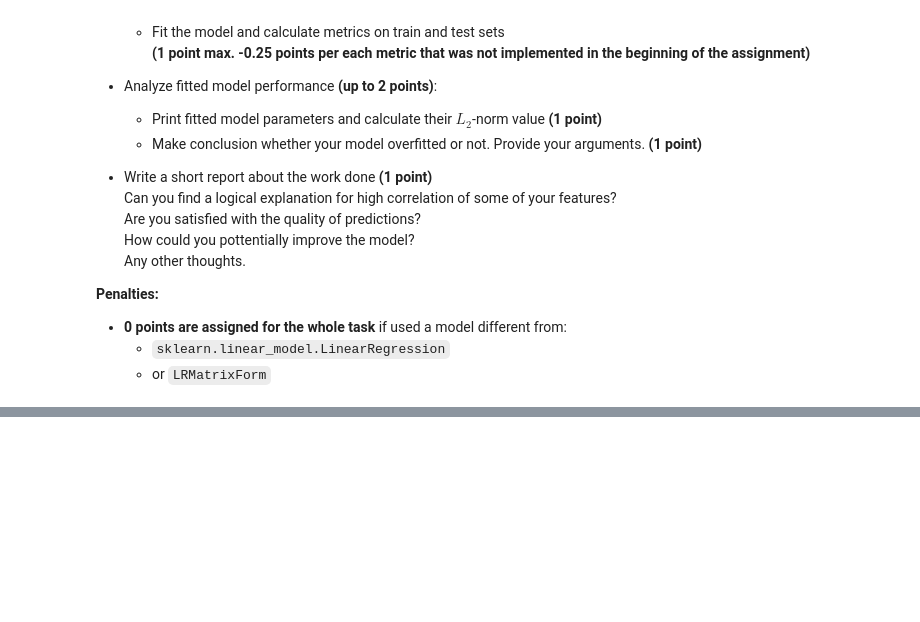
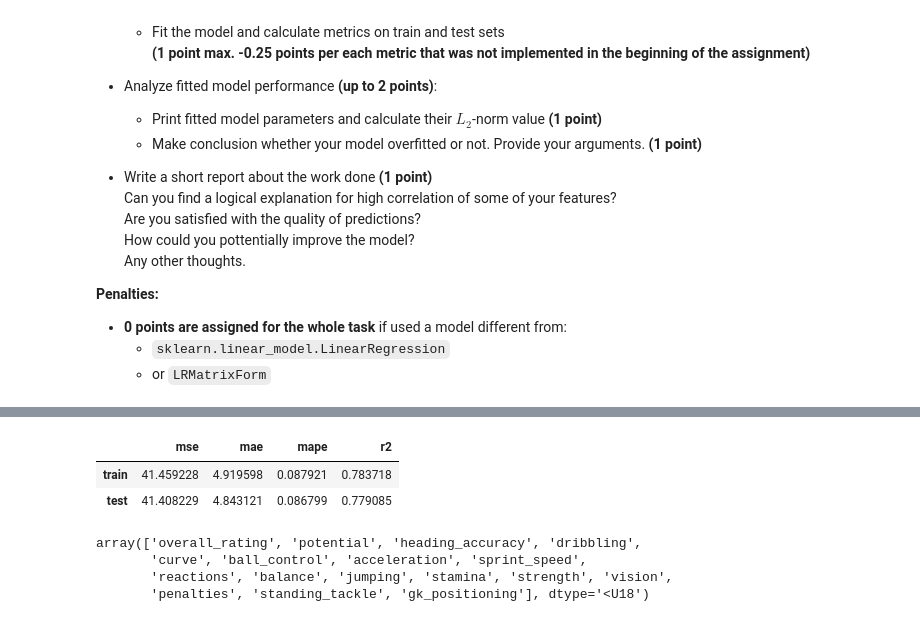
Before and after one commit to iboiarkin96/ml_epam, a Jupyter notebook: 3_linear regression/linear_regression.ipynb, the cells around one changed output, grey strips where cells are left out. Saved outputs shown, nothing was run; the diff lists cells and outputs as text; code cells hidden in the pictures; blank space fills up the shorter version.

```diff
--- a/3_linear regression/linear_regression.ipynb
+++ b/3_linear regression/linear_regression.ipynb
@@ -1748,0 +1763,23 @@ l2 norm: 0.5295348690404732
+# %%
+# Воспользуемся авто отбором фичей
+from sklearn.feature_selection import RFE
+all_columns = [i for i in df.columns if i not in target]
+X = df[all_columns]
+y = df[target]
+x_train, x_test, y_train, y_test = train_test_split(X, y, test_size=0.3)
+model = LinearRegression(fit_intercept = True)
+rfe = RFE(model)
+display(fit_and_evaluate(rfe, x_train, y_train, x_test, y_test))
+# %% [output]
+|  | mse | mae | mape | r2 |
+| train | 41.459228 | 4.919598 | 0.087921 | 0.783718 |
+| test | 41.408229 | 4.843121 | 0.086799 | 0.779085 |
+# %%
+# авто отбор пораметров
+arr= np.array(all_columns)[rfe.fit(x_train, y_train).support_]
+arr
+# %% [output]
+array(['overall_rating', 'potential', 'heading_accuracy', 'dribbling',
+       'curve', 'ball_control', 'acceleration', 'sprint_speed',
+       'reactions', 'balance', 'jumping', 'stamina', 'strength', 'vision',
+       'penalties', 'standing_tackle', 'gk_positioning'], dtype='<U18')
```
Also changed, not shown: parts of 31 cells of this notebook.
